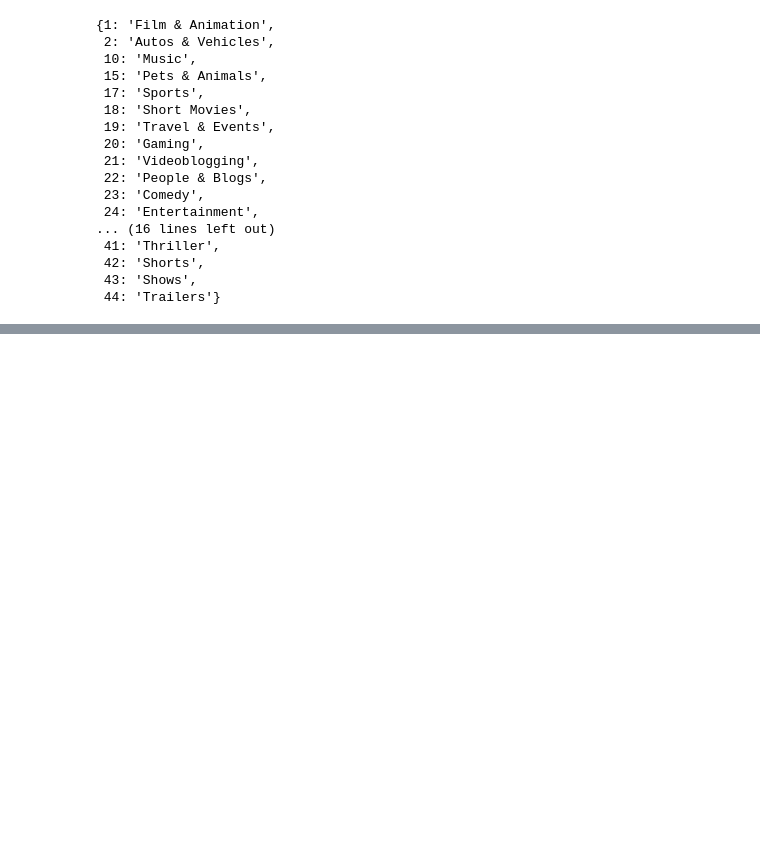
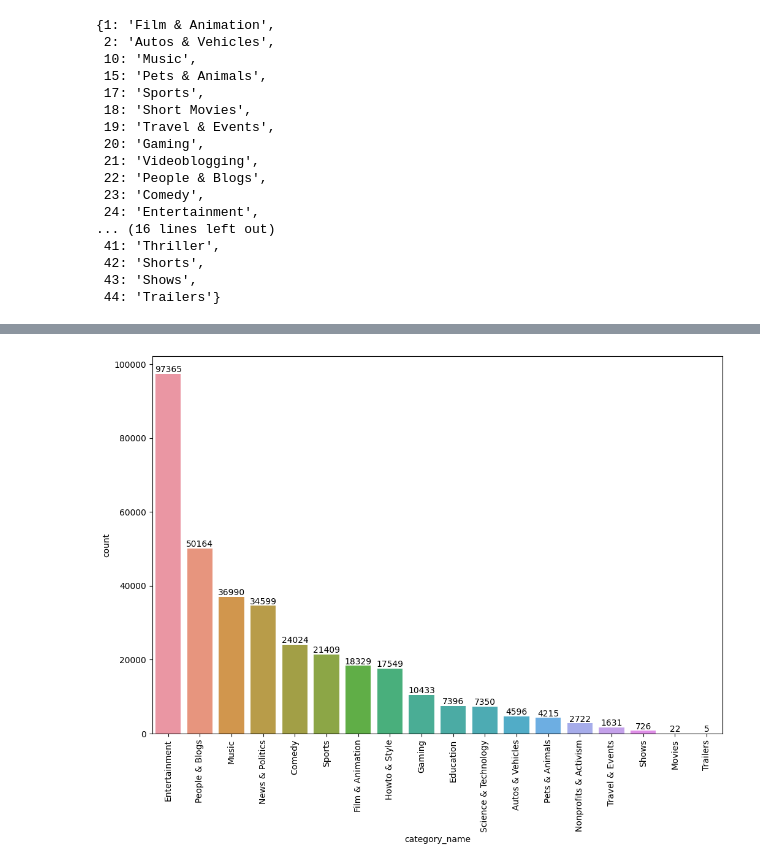
Before and after one commit to HafshaWahab/YouTube-Sentiment-Analysis, a Jupyter notebook: youtube-sentiment-analysis.ipynb, the cells around one changed output, grey strips where cells are left out. Cells and saved outputs as stored; diff of their text form; code cells hidden in the pictures; blank space fills up the shorter version.

```diff
--- a/youtube-sentiment-analysis.ipynb
+++ b/youtube-sentiment-analysis.ipynb
@@ -640,0 +652,4 @@ cat_dict
+# %%
+# create new column of category name
+full_df['category_name'] = full_df['category_id'].map(cat_dict)
+full_df['category_name']
@@ -640,0 +678,16 @@ cat_dict
+# %%
+# Step 1: Calculate counts and sort them
+category_counts = full_df['category_name'].value_counts().sort_values(ascending=False)
+
+# Step 2: Create a new DataFrame with sorted categories
+sorted_df = pd.DataFrame({'category_name': category_counts.index, 'count': category_counts.values})
+
+plt.figure(figsize=(12,8))
+# ax=sns.countplot(x='category_name', data=full_df)
+ax = sns.barplot(x='category_name', y='count', data=sorted_df)
+for bars in ax.containers:
+    ax.bar_label(bars)
+plt.xticks(rotation='vertical')
+plt.show()
+# %% [output]
+[figure, added]
```
Also changed, not shown: parts of 6 cells of this notebook.
